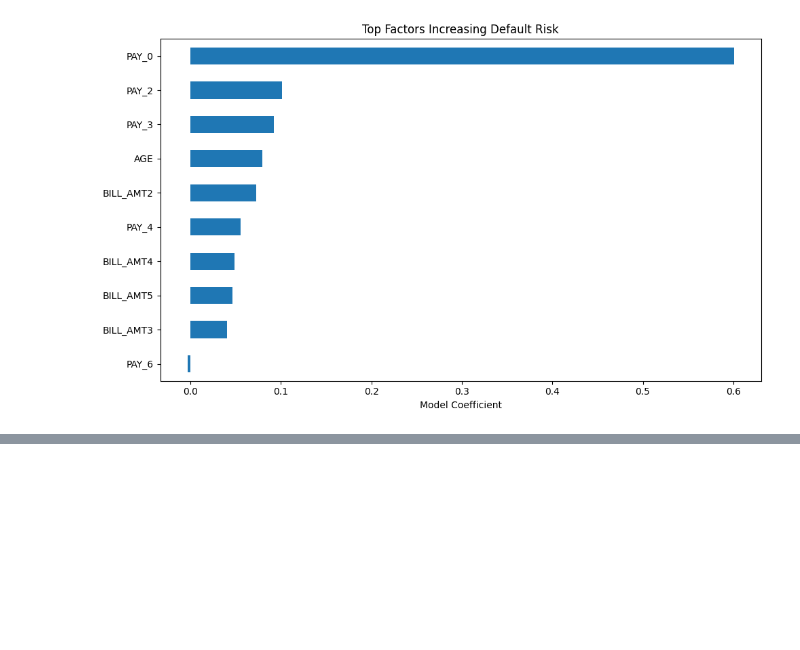
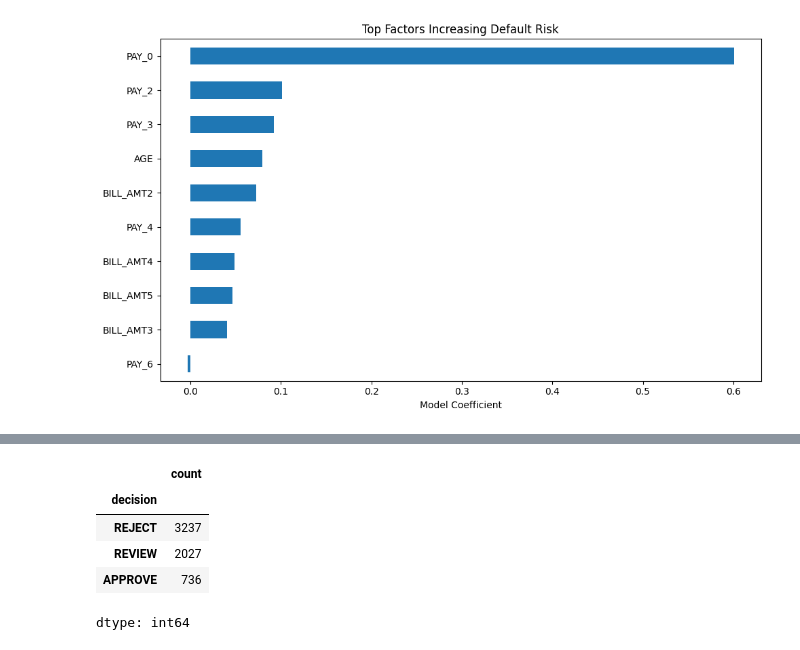
Before and after one commit to ricardoserodio/credit-risk-prediction, a Jupyter notebook: credit_risk_prediction.ipynb, the cells around one changed output, grey strips where cells are left out. Saved outputs shown, nothing was run; the diff lists cells and outputs as text; code cells hidden in the pictures; blank space fills up the shorter version.

```diff
--- a/credit_risk_prediction.ipynb
+++ b/credit_risk_prediction.ipynb
@@ -123,0 +166,9 @@ dtype: float64
+# %%
+results["decision"].value_counts()
+# %% [output]
+|  | count |
+| decision |  |
+| REJECT | 3237 |
+| REVIEW | 2027 |
+| APPROVE | 736 |
+dtype: int64
```
Also changed, not shown: parts of 8 cells of this notebook.
